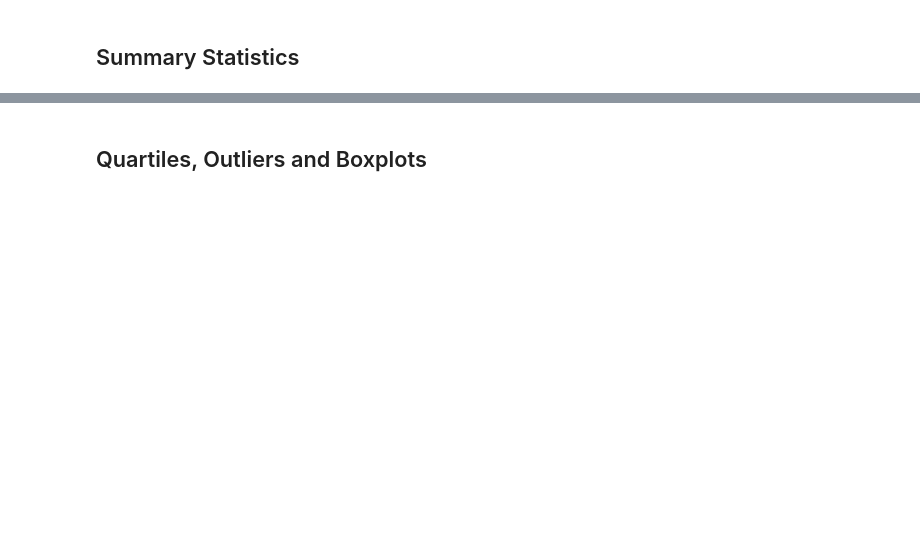
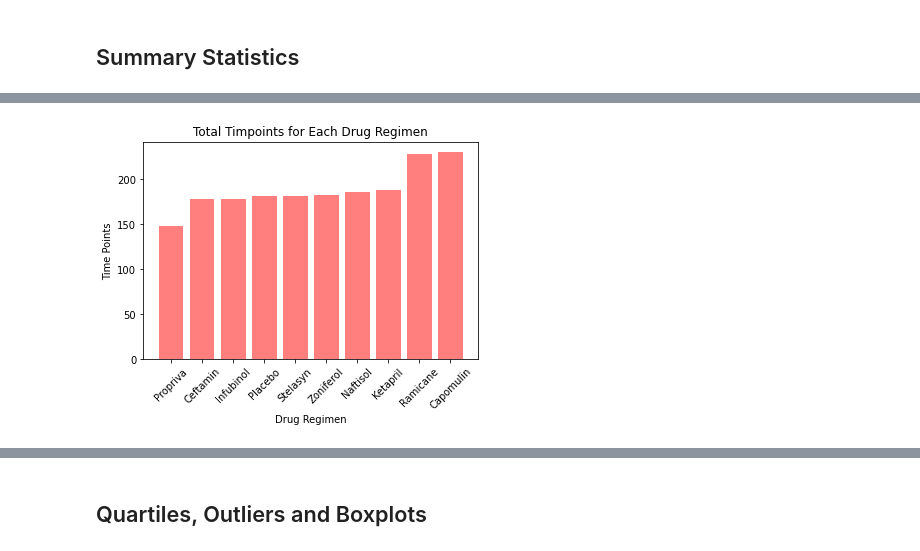
Before and after one commit to FastlifeFuture/Matplotlib-Challenge, a Jupyter notebook: pymaceuticals_starter.ipynb, the cells around one changed output, grey strips where cells are left out. Drawn from its saved outputs; the diff is of its cells as text; code cells hidden in the pictures; blank space fills up the shorter version.

```diff
--- a/pymaceuticals_starter.ipynb
+++ b/pymaceuticals_starter.ipynb
@@ -75,2 +142,13 @@ Mouse_ID_Timepoint
 # %%
 # Generate a bar plot showing the total number of timepoints for all mice tested for each drug regimen using pyplot.
+barsort = x_axis.sort_values(ascending=True)
+
+plt.bar(barsort.index,barsort.values, color = "r", alpha= .5)
+
+plt.title("Total Timpoints for Each Drug Regimen")
+plt.xlabel("Drug Regimen")
+plt.ylabel("Time Points")
+plt.xticks(rotation = 45)
+plt.show()
+# %% [output]
+[figure, added]
```
Also changed, not shown: parts of 23 cells of this notebook.
